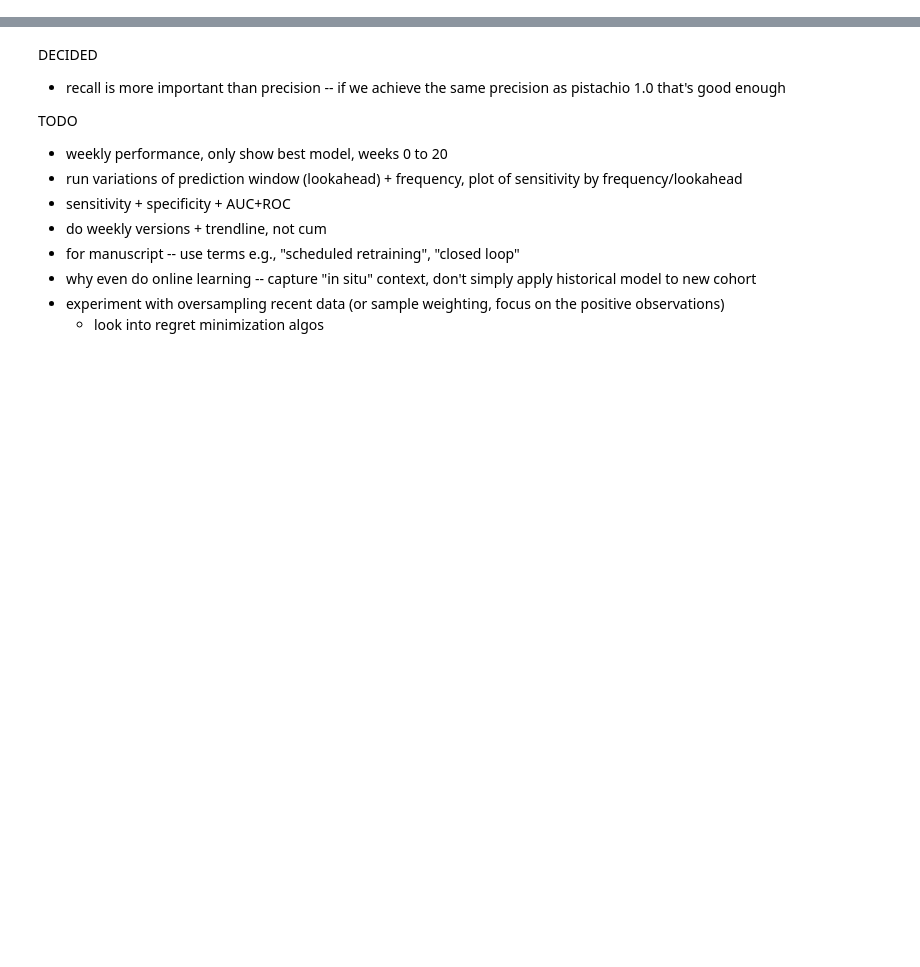
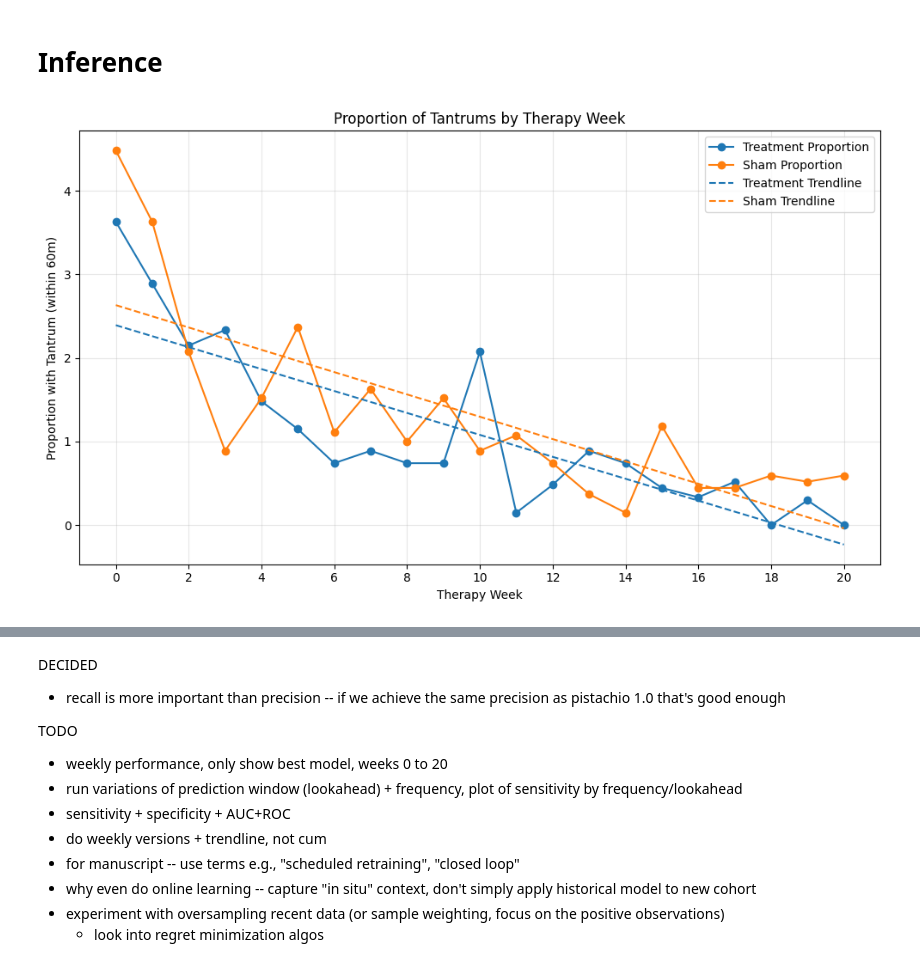
Before and after one commit to lab-heal/pistachio, a Jupyter notebook: predict_tantrums_retrain.ipynb, the cells around one changed output, grey strips where cells are left out. Cells and saved outputs as stored; diff of their text form; code cells hidden in the pictures; blank space fills up the shorter version.

```diff
--- a/predict_tantrums_retrain.ipynb
+++ b/predict_tantrums_retrain.ipynb
@@ -1,3 +1,5 @@
+# %% [markdown]
+# Inference
 # %%
 from pathlib import Path
 
@@ -110,12 +112,87 @@ def prep_X_y(df: pd.DataFrame, response_column: str) -> tuple[pd.DataFrame, pd.S
     y = df[response_column].astype(int)
     return X, y
 # %%
-cleaned_dyads_df = clean_data(dyads_df)
+from sklearn.model_selection import train_test_split
+
+sorted_dyads_df = dyads_df.sort_values(
+    by="ActivityDateTime", key=lambda x: pd.to_datetime(x)
+)
+cleaned_dyads_df = clean_data(sorted_dyads_df)
 
 df_train = cleaned_dyads_df[cleaned_dyads_df["Arm_Sham"]]
+
+df_train, df_val = train_test_split(df_train, test_size=0.2, shuffle=False)
 X_train, y_train = prep_X_y(df_train, "tantrum_within_60m")
+X_val, y_val = prep_X_y(df_val, "tantrum_within_60m")
+
 df_test = cleaned_dyads_df[~cleaned_dyads_df["Arm_Sham"]]
 X_test, y_test = prep_X_y(df_test, "tantrum_within_60m")
+# %%
+import matplotlib.pyplot as plt
+import numpy as np
+
+week_cutoff = 20
+test_tantrum_proportion = (
+    df_test.groupby("therapy_week")["tantrum_within_60m"].sum()
+    / df_test["dyad"].nunique()
+)
+test_tantrum_proportion = test_tantrum_proportion[
+    test_tantrum_proportion.index <= week_cutoff
+]
+
+train_tantrum_proportion = (
+    df_train.groupby("therapy_week")["tantrum_within_60m"].sum()
+    / df_test["dyad"].nunique()
+)
+train_tantrum_proportion = train_tantrum_proportion[
+    train_tantrum_proportion.index <= week_cutoff
+]
+
+plt.figure(figsize=(10, 6))
+plt.plot(
+    test_tantrum_proportion.index,
+    test_tantrum_proportion.values,
+    label="Treatment Proportion",
+    marker="o",
+)
+plt.plot(
+    train_tantrum_proportion.index,
+    train_tantrum_proportion.values,
+    label="Sham Proportion",
+    marker="o",
+)
+
+# Add trendlines
+z_test = np.polyfit(test_tantrum_proportion.index, test_tantrum_proportion.values, 1)
+p_test = np.poly1d(z_test)
+plt.plot(
+    test_tantrum_proportion.index,
+    p_test(test_tantrum_proportion.index),
+    label="Treatment Trendline",
+    linestyle="--",
+    color="tab:blue",
+)
+
+z_train = np.polyfit(train_tantrum_proportion.index, train_tantrum_proportion.values, 1)
+p_train = np.poly1d(z_train)
+plt.plot(
+    train_tantrum_proportion.index,
+    p_train(train_tantrum_proportion.index),
+    label="Sham Trendline",
+    linestyle="--",
+    color="tab:orange",
+)
+
+plt.xlabel("Therapy Week")
+plt.xticks(np.arange(0, week_cutoff + 1, 2))
+plt.ylabel("Proportion with Tantrum (within 60m)")
+plt.title("Proportion of Tantrums by Therapy Week")
+plt.legend()
+plt.grid(True, alpha=0.3)
+plt.tight_layout()
+plt.show()
+# %% [output]
+[figure, added]
 # %%
 from sklearn.base import BaseEstimator
 
```
Also changed, not shown: parts of 17 cells of this notebook, 7 other files.
